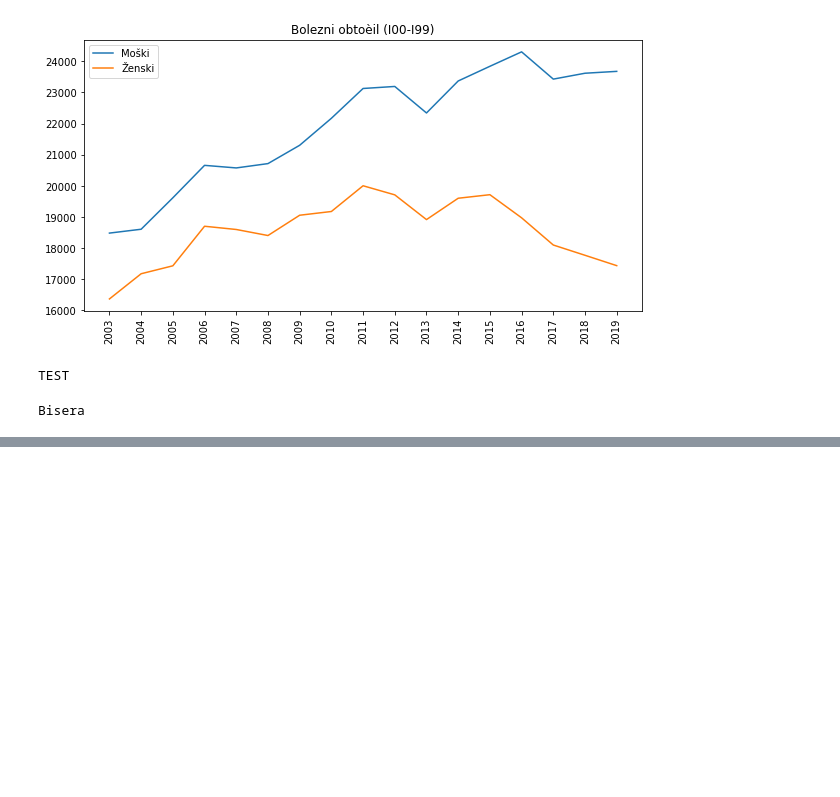
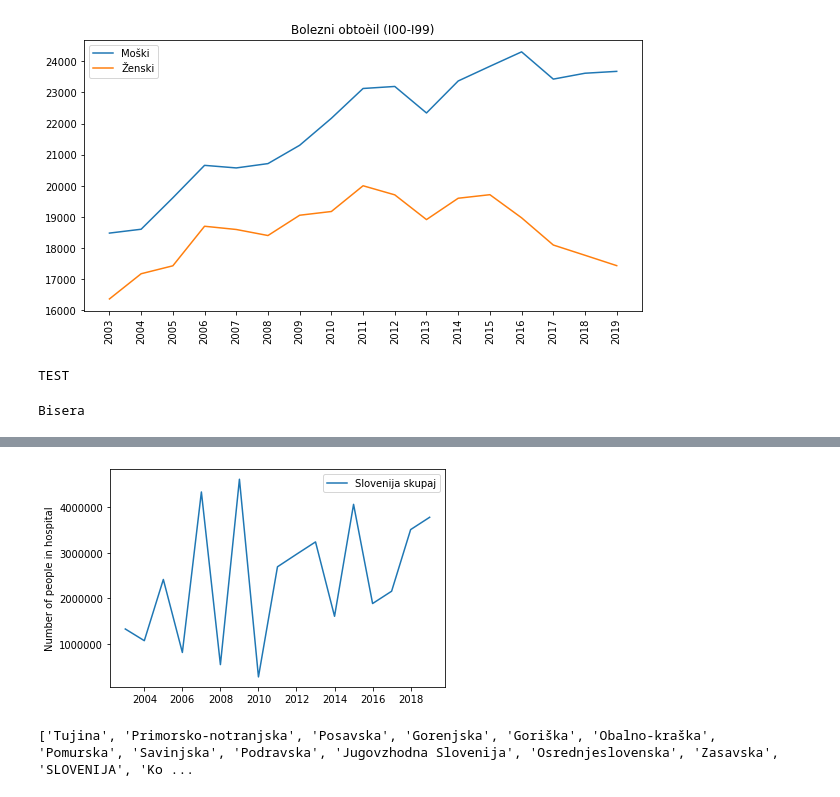
Before and after one commit to bisyee/PR21za-etnice-lanov, a Jupyter notebook: Project.ipynb, the cells around one changed output, grey strips where cells are left out. Saved outputs shown, nothing was run; the diff lists cells and outputs as text; code cells hidden in the pictures; blank space fills up the shorter version.

```diff
--- a/Project.ipynb
+++ b/Project.ipynb
@@ -122,0 +216,25 @@ Bisera
+# %%
+counttot=0
+dictot = dict()
+for letoq in letolist:
+    for j in range(0,len(leto)):
+        if letoq == leto[j] and spol[j] == 'Spol - SKUPAJ' and regija[j]== 'SLOVENIJA':
+            counttot += int(dataset[j])
+    letoq=int(letoq)
+    dictot[letoq] = counttot
+dictot = dict(sorted(dictot.items()))
+# %%
+plt.plot(list(dictot.keys()), list(dictot.values()),label = "Slovenija skupaj")
+plt.ylabel('Number of people in hospital')
+plt.legend()
+plt.show()
+# %% [output]
+[figure, added]
+# %%
+regijalist= []
+for i in regija:
+    regijalist.append(i)
+regijalist = list(set(regijalist))
+print(regijalist)
+# %% [output]
+['Tujina', 'Primorsko-notranjska', 'Posavska', 'Gorenjska', 'Goriška', 'Obalno-kraška', 'Pomurska', 'Savinjska', 'Podravska', 'Jugovzhodna Slovenija', 'Osrednjeslovenska', 'Zasavska', 'SLOVENIJA', 'Ko ...
```
Also changed, not shown: parts of 17 cells of this notebook.
